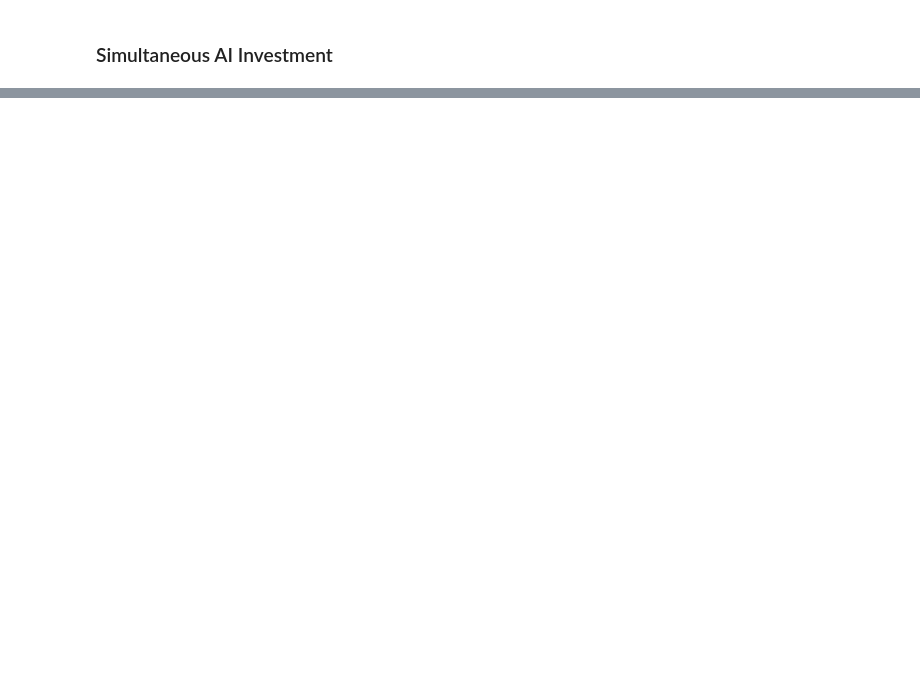
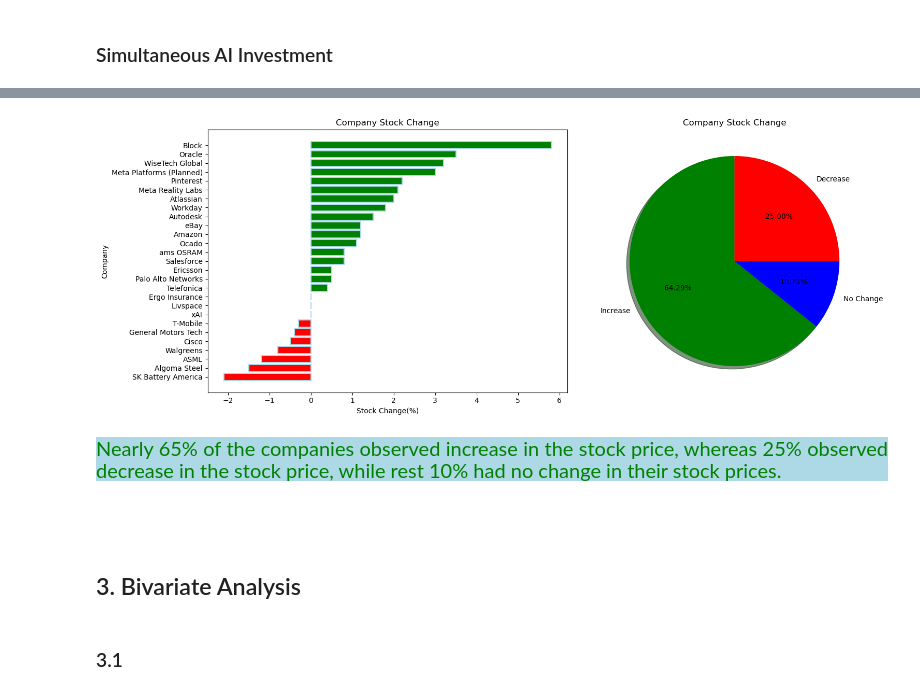
Before and after one commit to Kartika-Nidhi/DS_Projects, a Jupyter notebook: TechLayoffs2026Analysis.ipynb, the cells around one changed output, grey strips where cells are left out. Saved outputs shown, nothing was run; the diff lists cells and outputs as text; code cells hidden in the pictures; blank space fills up the shorter version.

Commit message:
Univariate Analysis completed

```diff
--- a/TechLayoffs2026Analysis.ipynb
+++ b/TechLayoffs2026Analysis.ipynb
@@ -755,0 +805,48 @@ plt.show()
+# %%
+
+data = data.sort_values('stock_change_day_pct')
+colors = ['green' if x >=0 else 'red' for x in data['stock_change_day_pct'] ]
+
+fig, ax = plt.subplots(1, 2, figsize = (16, 6))
+ax[0].barh(
+    y = data['company'],
+    width = data['stock_change_day_pct'].sort_values(),
+    color = colors,
+    linewidth = 1.5,
+    edgecolor = 'lightblue',
+
+)
+ax[0].set_title('Company Stock Change')
+ax[0].set_ylabel('Company')
+ax[0].set_xlabel('Stock Change(%)')
+
+
+sizes = [18, 3, 7]
+labels = ['Increase', 'No Change', 'Decrease']
+
+ax[1].pie(
+    sizes,
+    labels = labels,
+    autopct = '%1.2f%%',
+    startangle = 90,
+    shadow = True,
+    colors = ['green', 'blue', 'red']
+)
+ax[1].set_title('Company Stock Change')
+
+
+
+plt.tight_layout()
+plt.show()
+# %% [output]
+[figure, added]
+# %% [markdown]
+<div style = "background-color:lightblue; color:green; font-size:20px; text-align:justify">Nearly 65% of the companies observed increase in the stock price, whereas 25% observed decrease in the stock price, while rest 10% had no change in their stock prices.
+# %% [markdown]
+<div>
+# %% [markdown]
+<div>
+# %% [markdown]
+## 3. Bivariate Analysis
+# %% [markdown]
+### 3.1
```
Also changed, not shown: parts of 8 cells of this notebook.
